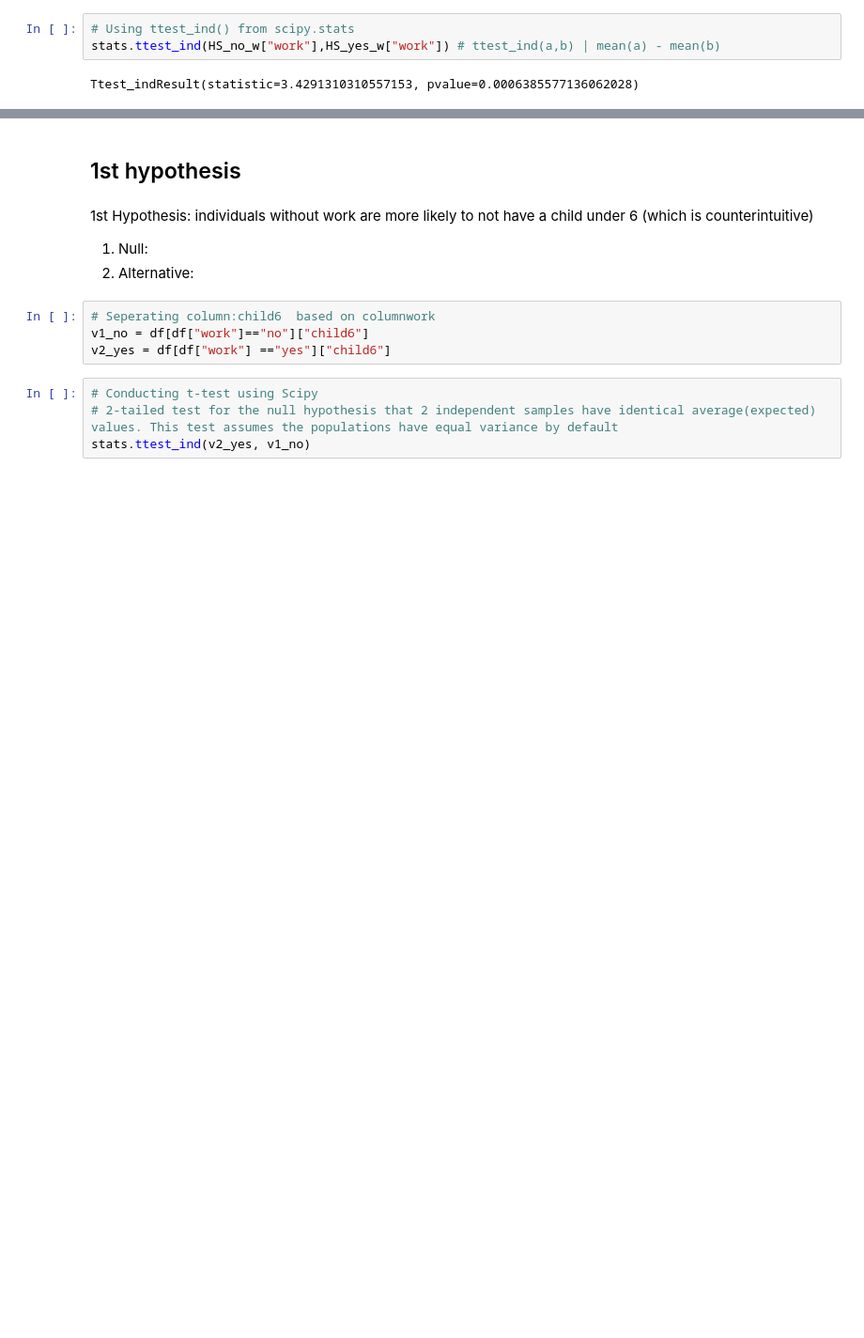
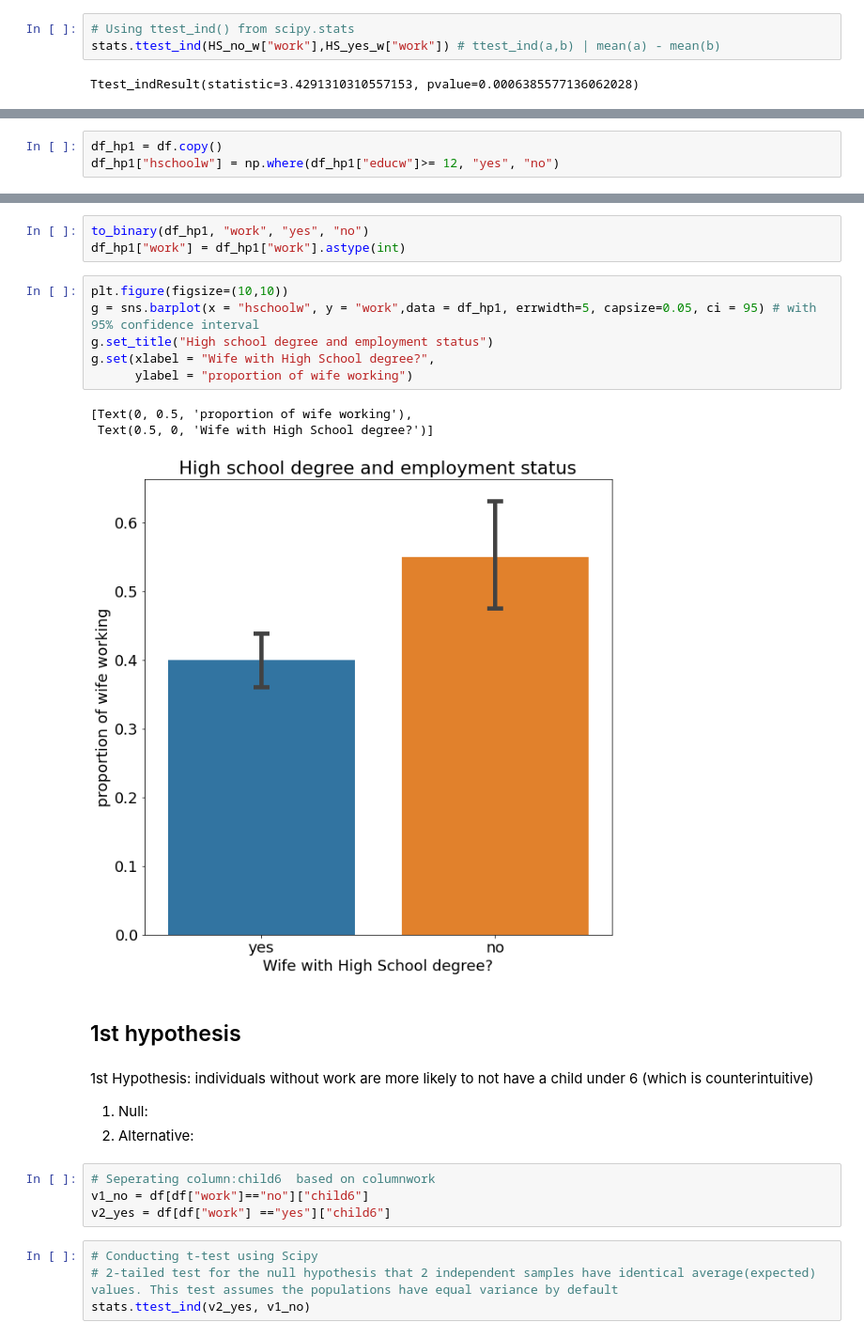
Before and after one commit to TashiNyangmi/Understood, a Jupyter notebook: Understood_org2.ipynb, the cells around one changed output, grey strips where cells are left out. Shown at 94% size. Saved outputs shown, nothing was run; the diff lists cells and outputs as text; blank space fills up the shorter version.

```diff
--- a/Understood_org2.ipynb
+++ b/Understood_org2.ipynb
@@ -500,0 +534,3 @@ hypothesis
+# %%
+df_hp1 = df.copy()
+df_hp1["hschoolw"] = np.where(df_hp1["educw"]>= 12, "yes", "no")
@@ -501,3 +547,16 @@ hypothesis
+# %%
+to_binary(df_hp1, "work", "yes", "no")
+df_hp1["work"] = df_hp1["work"].astype(int)
+# %%
+plt.figure(figsize=(10,10))
+g = sns.barplot(x = "hschoolw", y = "work",data = df_hp1, errwidth=5, capsize=0.05, ci = 95) # with 95% confidence interval
+g.set_title("High school degree and employment status")
+g.set(xlabel = "Wife with High School degree?",
+      ylabel = "proportion of wife working")
+# %% [output]
+[Text(0, 0.5, 'proportion of wife working'),
+ Text(0.5, 0, 'Wife with High School degree?')]
+[figure, added]
 # %% [markdown]
 ## 1st hypothesis
 # %% [markdown]
```
Also changed, not shown: parts of 38 cells of this notebook.
